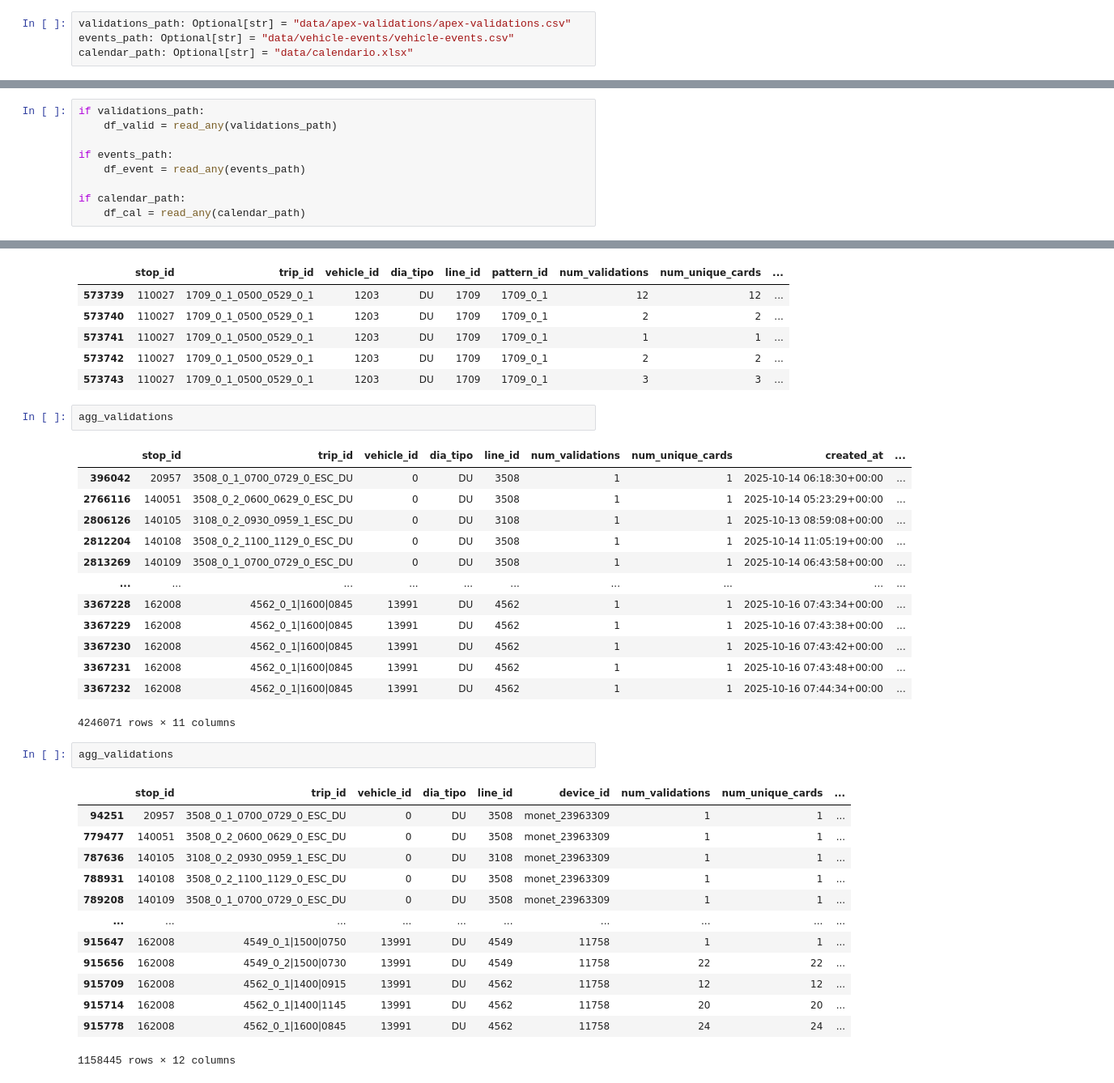
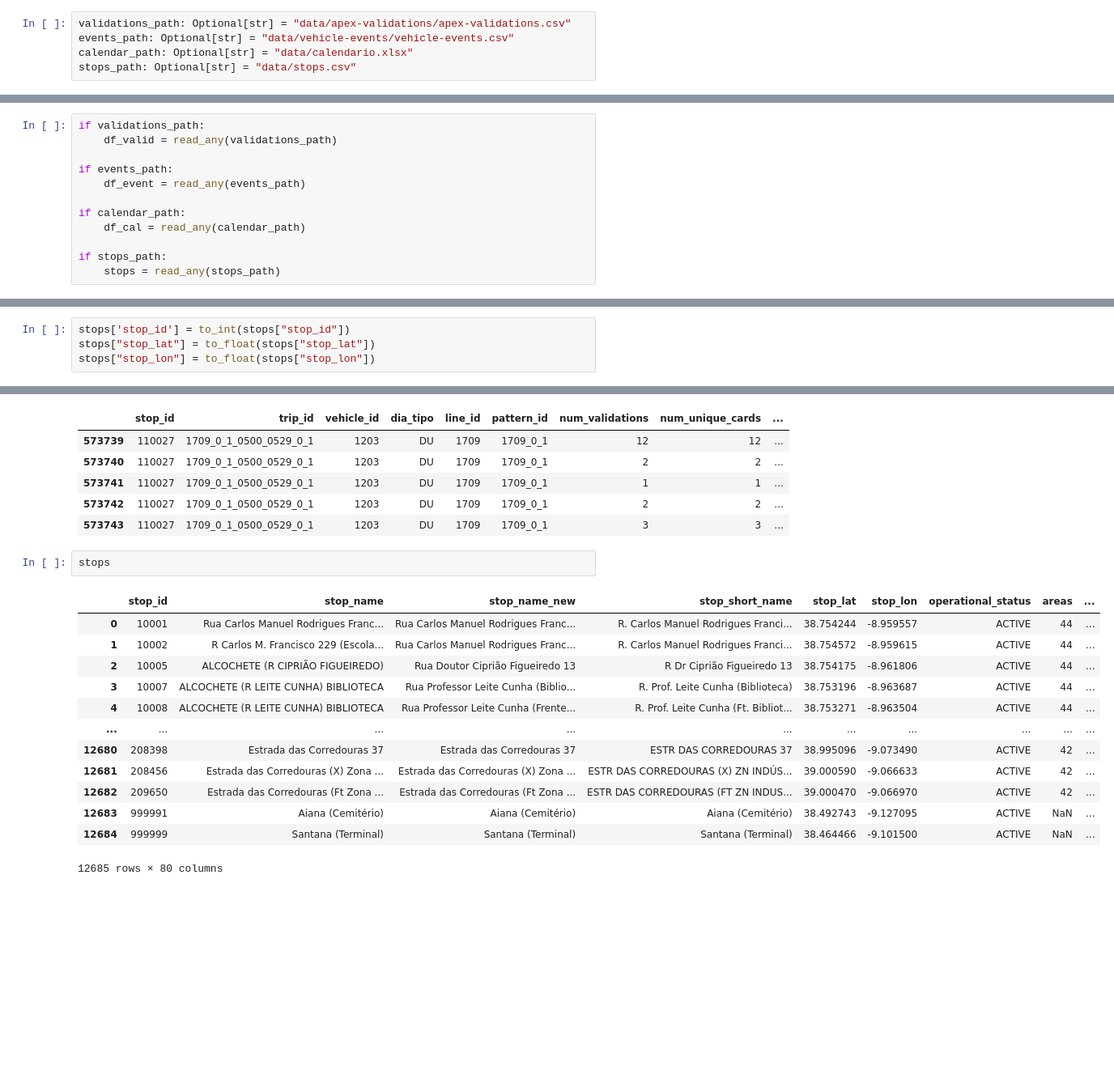
Before and after one commit to kfilonchik/carris-hackathon, a Jupyter notebook: data-preprocessing.ipynb, the cells around one changed output, grey strips where cells are left out. Shown: that part at 81% size. Cells and saved outputs as stored; diff of their text form; blank space fills up the shorter version.

Commit message:
changes in data preprocessing

```diff
--- a/data-preprocessing.ipynb
+++ b/data-preprocessing.ipynb
@@ -11,6 +11,7 @@ sys.path.append(os.path.abspath(".."))
 validations_path: Optional[str] = "data/apex-validations/apex-validations.csv"
 events_path: Optional[str] = "data/vehicle-events/vehicle-events.csv"
 calendar_path: Optional[str] = "data/calendario.xlsx"
+stops_path: Optional[str] = "data/stops.csv"
 # %% [markdown]
 ### Helper functions
 # %%
@@ -50,6 +51,9 @@ if events_path:
 
 if calendar_path:
     df_cal = read_any(calendar_path)
+
+if stops_path:
+    stops = read_any(stops_path)
 # %% [markdown]
 ### 2. Clean + Timestamp conversion
 # %%
@@ -68,6 +72,10 @@ if "validation_status" in df_valid.columns:
 # %%
 df_valid["vehicle_id"] = to_int(df_valid["vehicle_id"])
 df_valid["stop_id"] = to_int(df_valid["stop_id"])
+# %%
+stops['stop_id'] = to_int(stops["stop_id"])
+stops["stop_lat"] = to_float(stops["stop_lat"])
+stops["stop_lon"] = to_float(stops["stop_lon"])
 # %%
 df_event["vehicle_id"] = to_int(df_event["vehicle_id"])
 df_event["stop_id"] = to_int(df_event["stop_id"])
@@ -295,35 +192,19 @@ agg_validations.loc[(agg_validations["trip_id"]=="1709_0_1_0500_0529_0_1") & (ag
 | 573741 | 110027 | 1709_0_1_0500_0529_0_1 | 1203 | DU | 1709 | 1709_0_1 | 1 | 1 | ... |
 | 573742 | 110027 | 1709_0_1_0500_0529_0_1 | 1203 | DU | 1709 | 1709_0_1 | 2 | 2 | ... |
 | 573743 | 110027 | 1709_0_1_0500_0529_0_1 | 1203 | DU | 1709 | 1709_0_1 | 3 | 3 | ... |
-# %%
-agg_validations
-# %% [output]
-|  | stop_id | trip_id | vehicle_id | dia_tipo | line_id | num_validations | num_unique_cards | created_at | ... |
-| 396042 | 20957 | 3508_0_1_0700_0729_0_ESC_DU | 0 | DU | 3508 | 1 | 1 | 2025-10-14 06:18:30+00:00 | ... |
-| 2766116 | 140051 | 3508_0_2_0600_0629_0_ESC_DU | 0 | DU | 3508 | 1 | 1 | 2025-10-14 05:23:29+00:00 | ... |
-| 2806126 | 140105 | 3108_0_2_0930_0959_1_ESC_DU | 0 | DU | 3108 | 1 | 1 | 2025-10-13 08:59:08+00:00 | ... |
-| 2812204 | 140108 | 3508_0_2_1100_1129_0_ESC_DU | 0 | DU | 3508 | 1 | 1 | 2025-10-14 11:05:19+00:00 | ... |
-| 2813269 | 140109 | 3508_0_1_0700_0729_0_ESC_DU | 0 | DU | 3508 | 1 | 1 | 2025-10-14 06:43:58+00:00 | ... |
-| ... | ... | ... | ... | ... | ... | ... | ... | ... | ... |
-| 3367228 | 162008 | 4562_0_1|1600|0845 | 13991 | DU | 4562 | 1 | 1 | 2025-10-16 07:43:34+00:00 | ... |
-| 3367229 | 162008 | 4562_0_1|1600|0845 | 13991 | DU | 4562 | 1 | 1 | 2025-10-16 07:43:38+00:00 | ... |
-| 3367230 | 162008 | 4562_0_1|1600|0845 | 13991 | DU | 4562 | 1 | 1 | 2025-10-16 07:43:42+00:00 | ... |
-| 3367231 | 162008 | 4562_0_1|1600|0845 | 13991 | DU | 4562 | 1 | 1 | 2025-10-16 07:43:48+00:00 | ... |
-| 3367232 | 162008 | 4562_0_1|1600|0845 | 13991 | DU | 4562 | 1 | 1 | 2025-10-16 07:44:34+00:00 | ... |
-4246071 rows × 11 columns
-# %%
-agg_validations
-# %% [output]
-|  | stop_id | trip_id | vehicle_id | dia_tipo | line_id | device_id | num_validations | num_unique_cards | ... |
-| 94251 | 20957 | 3508_0_1_0700_0729_0_ESC_DU | 0 | DU | 3508 | monet_23963309 | 1 | 1 | ... |
-| 779477 | 140051 | 3508_0_2_0600_0629_0_ESC_DU | 0 | DU | 3508 | monet_23963309 | 1 | 1 | ... |
-| 787636 | 140105 | 3108_0_2_0930_0959_1_ESC_DU | 0 | DU | 3108 | monet_23963309 | 1 | 1 | ... |
-| 788931 | 140108 | 3508_0_2_1100_1129_0_ESC_DU | 0 | DU | 3508 | monet_23963309 | 1 | 1 | ... |
-| 789208 | 140109 | 3508_0_1_0700_0729_0_ESC_DU | 0 | DU | 3508 | monet_23963309 | 1 | 1 | ... |
-| ... | ... | ... | ... | ... | ... | ... | ... | ... | ... |
-| 915647 | 162008 | 4549_0_1|1500|0750 | 13991 | DU | 4549 | 11758 | 1 | 1 | ... |
-| 915656 | 162008 | 4549_0_2|1500|0730 | 13991 | DU | 4549 | 11758 | 22 | 22 | ... |
-| 915709 | 162008 | 4562_0_1|1400|0915 | 13991 | DU | 4562 | 11758 | 12 | 12 | ... |
-| 915714 | 162008 | 4562_0_1|1400|1145 | 13991 | DU | 4562 | 11758 | 20 | 20 | ... |
-| 915778 | 162008 | 4562_0_1|1600|0845 | 13991 | DU | 4562 | 11758 | 24 | 24 | ... |
-1158445 rows × 12 columns
+# %%
+stops
+# %% [output]
+|  | stop_id | stop_name | stop_name_new | stop_short_name | stop_lat | stop_lon | operational_status | areas | ... |
+| 0 | 10001 | Rua Carlos Manuel Rodrigues Franc... | Rua Carlos Manuel Rodrigues Franc... | R. Carlos Manuel Rodrigues Franci... | 38.754244 | -8.959557 | ACTIVE | 44 | ... |
+| 1 | 10002 | R Carlos M. Francisco 229 (Escola... | Rua Carlos Manuel Rodrigues Franc... | R. Carlos Manuel Rodrigues Franci... | 38.754572 | -8.959615 | ACTIVE | 44 | ... |
+| 2 | 10005 | ALCOCHETE (R CIPRIÃO FIGUEIREDO) | Rua Doutor Ciprião Figueiredo 13 | R Dr Ciprião Figueiredo 13 | 38.754175 | -8.961806 | ACTIVE | 44 | ... |
+| 3 | 10007 | ALCOCHETE (R LEITE CUNHA) BIBLIOTECA | Rua Professor Leite Cunha (Biblio... | R. Prof. Leite Cunha (Biblioteca) | 38.753196 | -8.963687 | ACTIVE | 44 | ... |
+| 4 | 10008 | ALCOCHETE (R LEITE CUNHA) BIBLIOTECA | Rua Professor Leite Cunha (Frente... | R. Prof. Leite Cunha (Ft. Bibliot... | 38.753271 | -8.963504 | ACTIVE | 44 | ... |
+| ... | ... | ... | ... | ... | ... | ... | ... | ... | ... |
+| 12680 | 208398 | Estrada das Corredouras 37 | Estrada das Corredouras 37 | ESTR DAS CORREDOURAS 37 | 38.995096 | -9.073490 | ACTIVE | 42 | ... |
+| 12681 | 208456 | Estrada das Corredouras (X) Zona ... | Estrada das Corredouras (X) Zona ... | ESTR DAS CORREDOURAS (X) ZN INDÚS... | 39.000590 | -9.066633 | ACTIVE | 42 | ... |
+| 12682 | 209650 | Estrada das Corredouras (Ft Zona ... | Estrada das Corredouras (Ft Zona ... | ESTR DAS CORREDOURAS (FT ZN INDUS... | 39.000470 | -9.066970 | ACTIVE | 42 | ... |
+| 12683 | 999991 | Aiana (Cemitério) | Aiana (Cemitério) | Aiana (Cemitério) | 38.492743 | -9.127095 | ACTIVE | NaN | ... |
+| 12684 | 999999 | Santana (Terminal) | Santana (Terminal) | Santana (Terminal) | 38.464466 | -9.101500 | ACTIVE | NaN | ... |
+12685 rows × 80 columns
```
Also changed, not shown: parts of 31 cells of this notebook.
